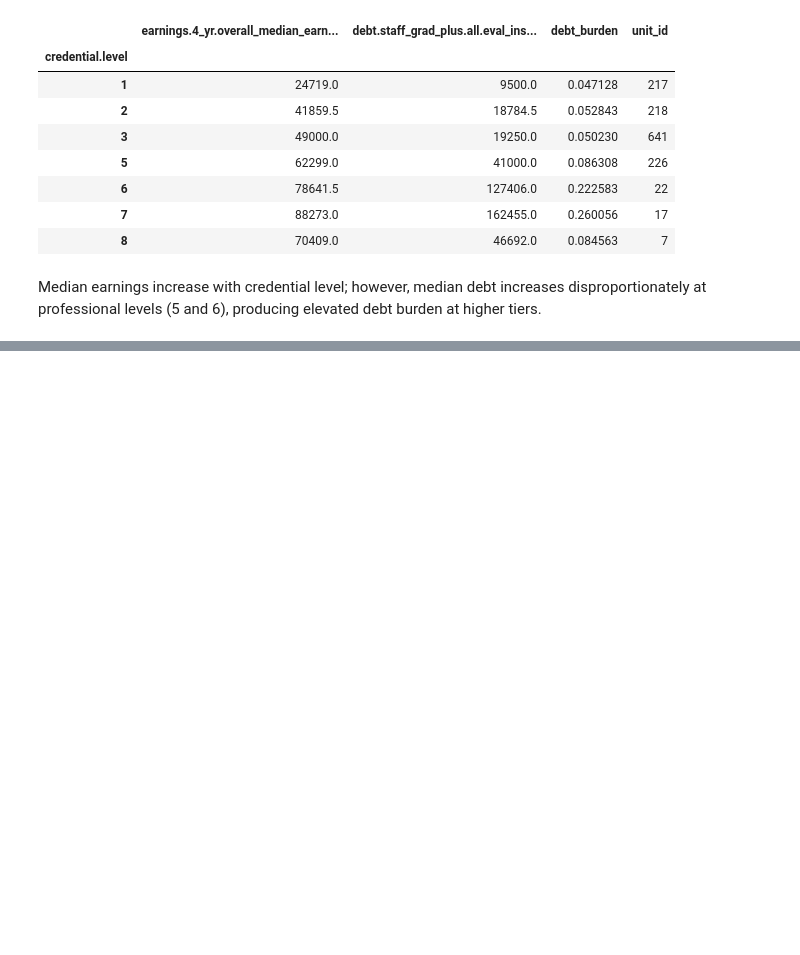
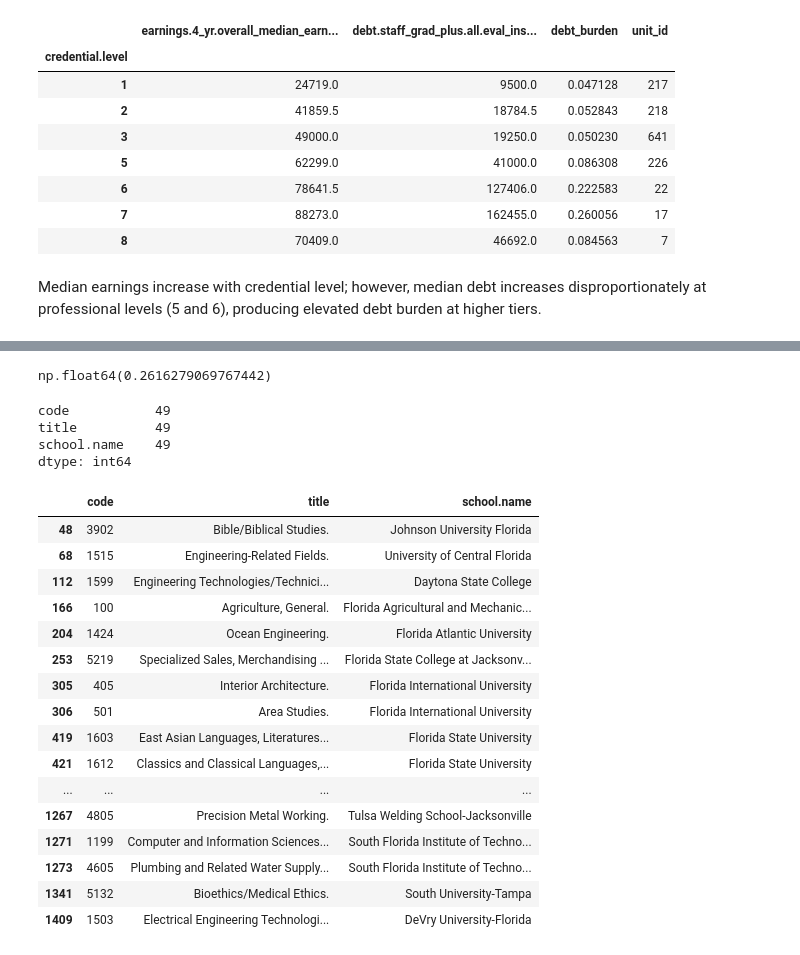
Before and after one commit to sebastianhonorat-dev/CAP_3764_2026_Spring_Team_6, a Jupyter notebook: notebooks/eda_scorecard.ipynb, the cells around one changed output, grey strips where cells are left out. Drawn from its saved outputs; the diff is of its cells as text; code cells hidden in the pictures; blank space fills up the shorter version.

```diff
--- a/notebooks/eda_scorecard.ipynb
+++ b/notebooks/eda_scorecard.ipynb
@@ -252,0 +269,8 @@ Median earnings increase with credential level; however, median debt increases d
+# %%
+code_school_counts = (
+    df.groupby("code")["school.name"]
+       .nunique()
+       .reset_index(name="num_schools")
+)
+
+code_school_counts[code_school_counts["num_schools"]>2]
@@ -252,0 +291,31 @@ Median earnings increase with credential level; however, median debt increases d
+# %%
+pct_single_school = (code_school_counts["num_schools"] == 1).mean()
+pct_single_school
+# %% [output]
+np.float64(0.2616279069767442)
+# %%
+single_school_codes = code_school_counts.loc[code_school_counts["num_schools"] == 1, "code"]
+print(df.loc[df["code"].isin(single_school_codes), ["code", "title", "school.name"]].count())
+df.loc[df["code"].isin(single_school_codes), ["code", "title", "school.name"]].drop_duplicates()
+# %% [output]
+code           49
+title          49
+school.name    49
+dtype: int64
+|  | code | title | school.name |
+| 48 | 3902 | Bible/Biblical Studies. | Johnson University Florida |
+| 68 | 1515 | Engineering-Related Fields. | University of Central Florida |
+| 112 | 1599 | Engineering Technologies/Technici... | Daytona State College |
+| 166 | 100 | Agriculture, General. | Florida Agricultural and Mechanic... |
+| 204 | 1424 | Ocean Engineering. | Florida Atlantic University |
+| 253 | 5219 | Specialized Sales, Merchandising ... | Florida State College at Jacksonv... |
+| 305 | 405 | Interior Architecture. | Florida International University |
+| 306 | 501 | Area Studies. | Florida International University |
+| 419 | 1603 | East Asian Languages, Literatures... | Florida State University |
+| 421 | 1612 | Classics and Classical Languages,... | Florida State University |
+| ... | ... | ... | ... |
+| 1267 | 4805 | Precision Metal Working. | Tulsa Welding School-Jacksonville |
+| 1271 | 1199 | Computer and Information Sciences... | South Florida Institute of Techno... |
+| 1273 | 4605 | Plumbing and Related Water Supply... | South Florida Institute of Techno... |
+| 1341 | 5132 | Bioethics/Medical Ethics. | South University-Tampa |
+| 1409 | 1503 | Electrical Engineering Technologi... | DeVry University-Florida |
```
Also changed, not shown: parts of 16 cells of this notebook.
